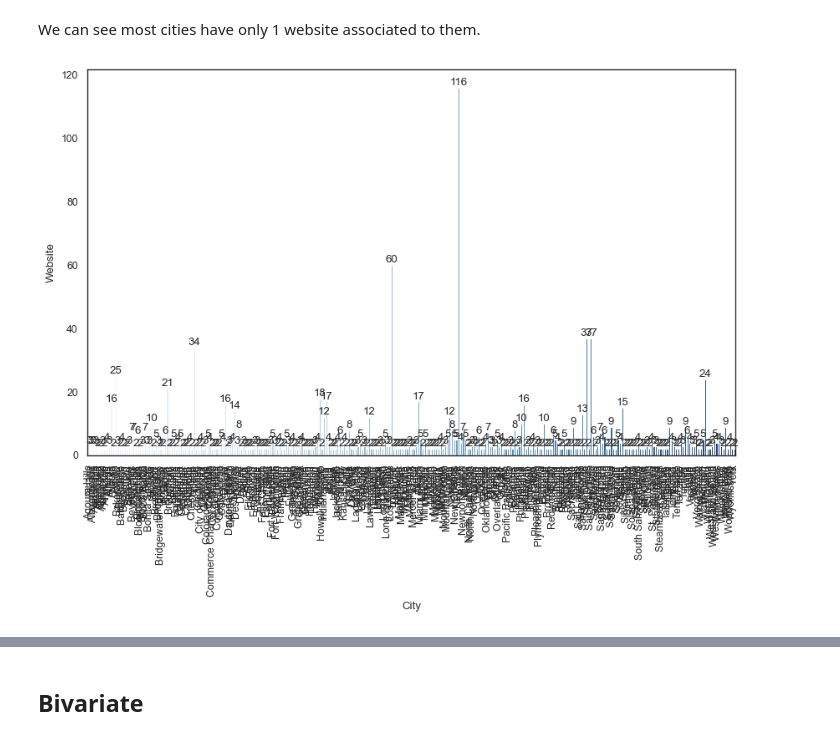
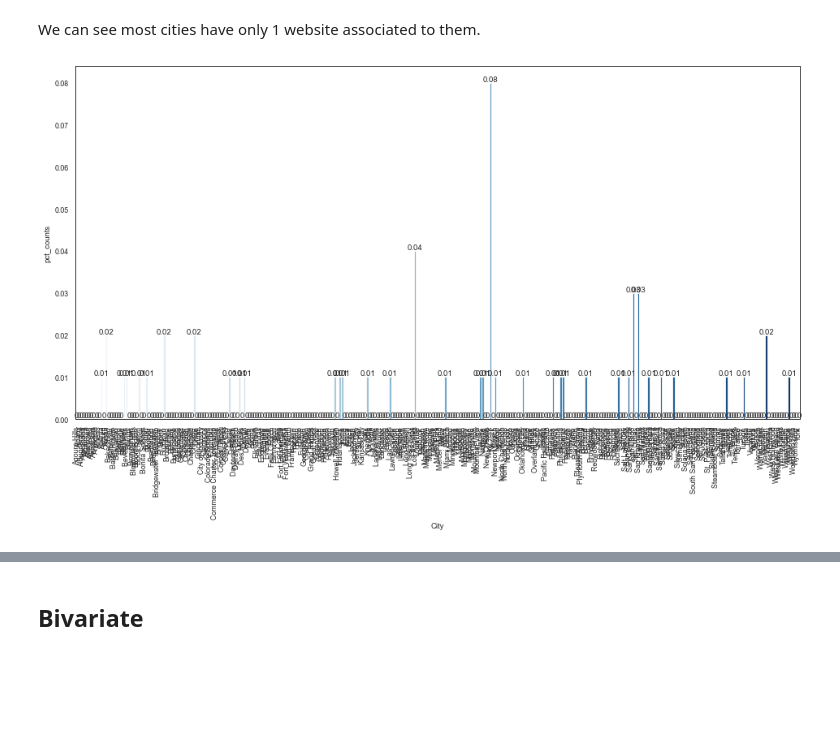
Before and after one commit to jdibarbo/counterpart, a Jupyter notebook: src/2 - analysis/challenge.ipynb, the cells around one changed output, grey strips where cells are left out. Cells and saved outputs as stored; diff of their text form; code cells hidden in the pictures; blank space fills up the shorter version.

```diff
--- a/src/2 - analysis/challenge.ipynb
+++ b/src/2 - analysis/challenge.ipynb
@@ -167,18 +182,4 @@ Some websites appear twice but have different cities and statuses. With the avai
 # %%
-## Revenue
-# adding letters for better visualization
-train_set['Revenue'] = np.select([train_set['Revenue'] == 'Below $1',
-                                  train_set['Revenue'] == '$1 to $500,000',
-                                  train_set['Revenue'] == '$500,001 to $7,500,000',
-                                  train_set['Revenue'] == '$7,500,001 to $25,000,000',
-                                  train_set['Revenue'] == '$25,000,001 to $100,000,000',
-                                  train_set['Revenue'] == '$100,000,001 or Above',
-                                  train_set['Revenue'] == 'Undefined'],
-                                   ['a. Below 1', 'b. 1 to 500K',
-                                    'c. 500K to $7.5M','d. 7.5M to 25M',
-                                    'e. 25M to 100M',
-                                    'f. 100M or above', 'g. Undefined'])
-
 ### Duplicated websites
 duplicated_websites = [
     'https://bacoproperties.com/', 'http://homeinstead.com',
@@ -191,10 +192,15 @@ rev_duplicates = ['g. Undefined', 'a. Below 1']
 idx_websites = train_set[(train_set['Website'].isin(duplicated_websites)) &
                          (train_set['Revenue'].isin(rev_duplicates))].index
 train_set.drop(idx_websites, inplace=True)
+
+## Revenue
+# adding letters for better visualization
+train_set = create_feature(train_set)
+test_set = create_feature(test_set)
 # %% [markdown]
 # EDA
 # %%
-def make_barplot(df, x_var, y_var, aggregation, rot = False):
+def make_barplot(df, x_var, rot = False):
     '''
     Parameters:
         df : df to use
@@ -207,14 +213,15 @@ def make_barplot(df, x_var, y_var, aggregation, rot = False):
         barchart mean of var_group by var_mn
     '''
     # Grouping to plot
-    df_gr = df.groupby([x_var], as_index=False)[y_var].agg(aggregation)
+    df_gr = round(df[x_var].value_counts(normalize=True),
+                  2).rename_axis(x_var).reset_index(name='pct_counts').sort_values(by=x_var)
 
     # Gráfico
     sns.set_style("white")
-    plt.figure(figsize=(10,6))
+    plt.figure(figsize=(16,8))
     sns.set_context("paper", font_scale=1)
 
-    plot = sns.barplot(x=x_var, y=y_var,
+    plot = sns.barplot(x=x_var, y='pct_counts',
                        data=df_gr, palette="Blues")
 
     plot.bar_label(plot.containers[0], label_type='edge')
@@ -237,12 +246,10 @@ We can see most cities have only 1 website associated to them.
 # %%
 # cities with more than one website
 multiple_websites = df_gr[df_gr.Website != 1].City.tolist()
 make_barplot(train_set[train_set.City.isin(multiple_websites)],
-             x_var = 'City',
-             y_var = 'Website',
-             aggregation = 'count', rot=True)
+             x_var = 'City', rot=True)
 # %% [output]
-[figure, old version]
+[figure, new version]
 # %%
 cols = ['Revenue', 'Status', 'Value']
 for col in cols:
```
Also changed, not shown: parts of 13 cells of this notebook.
